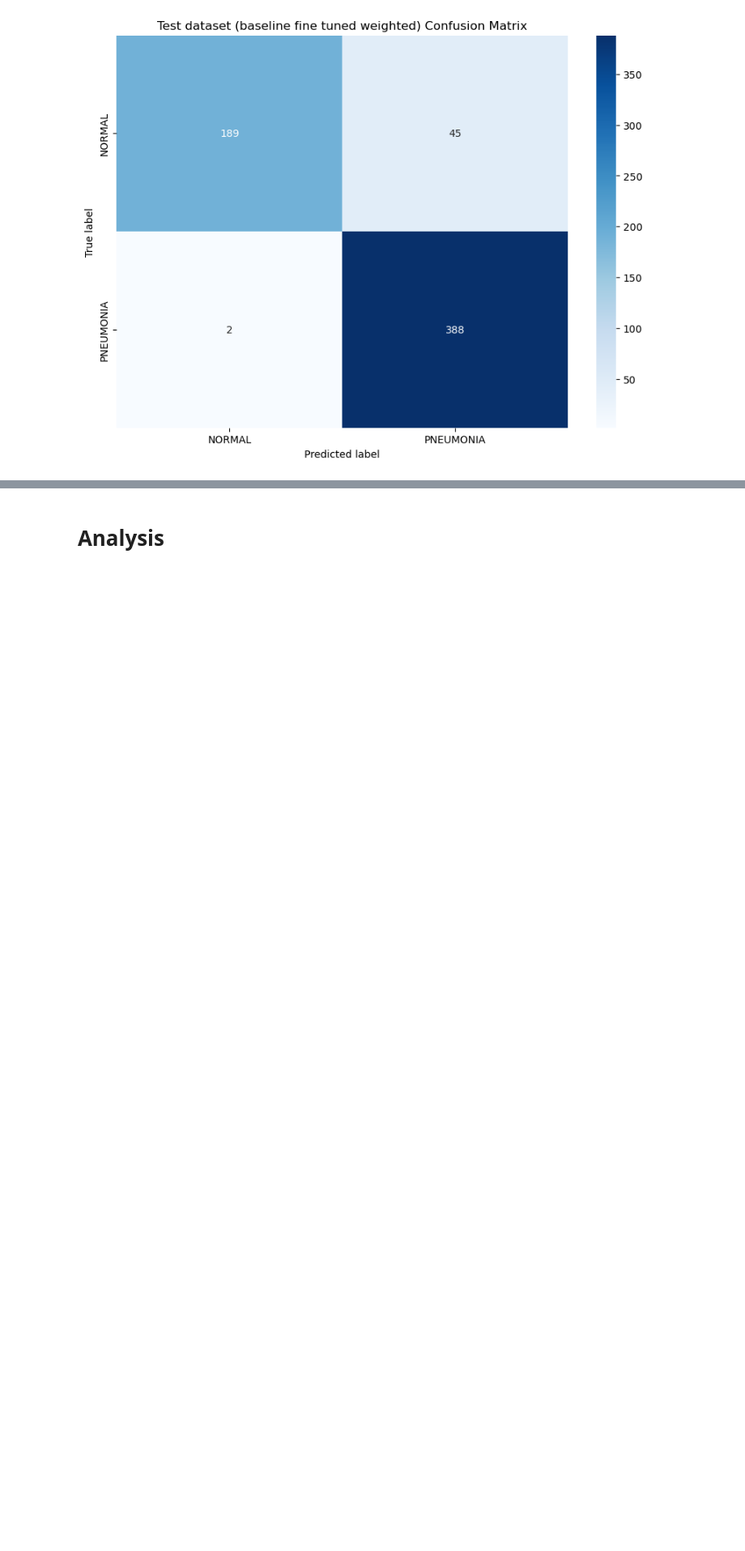
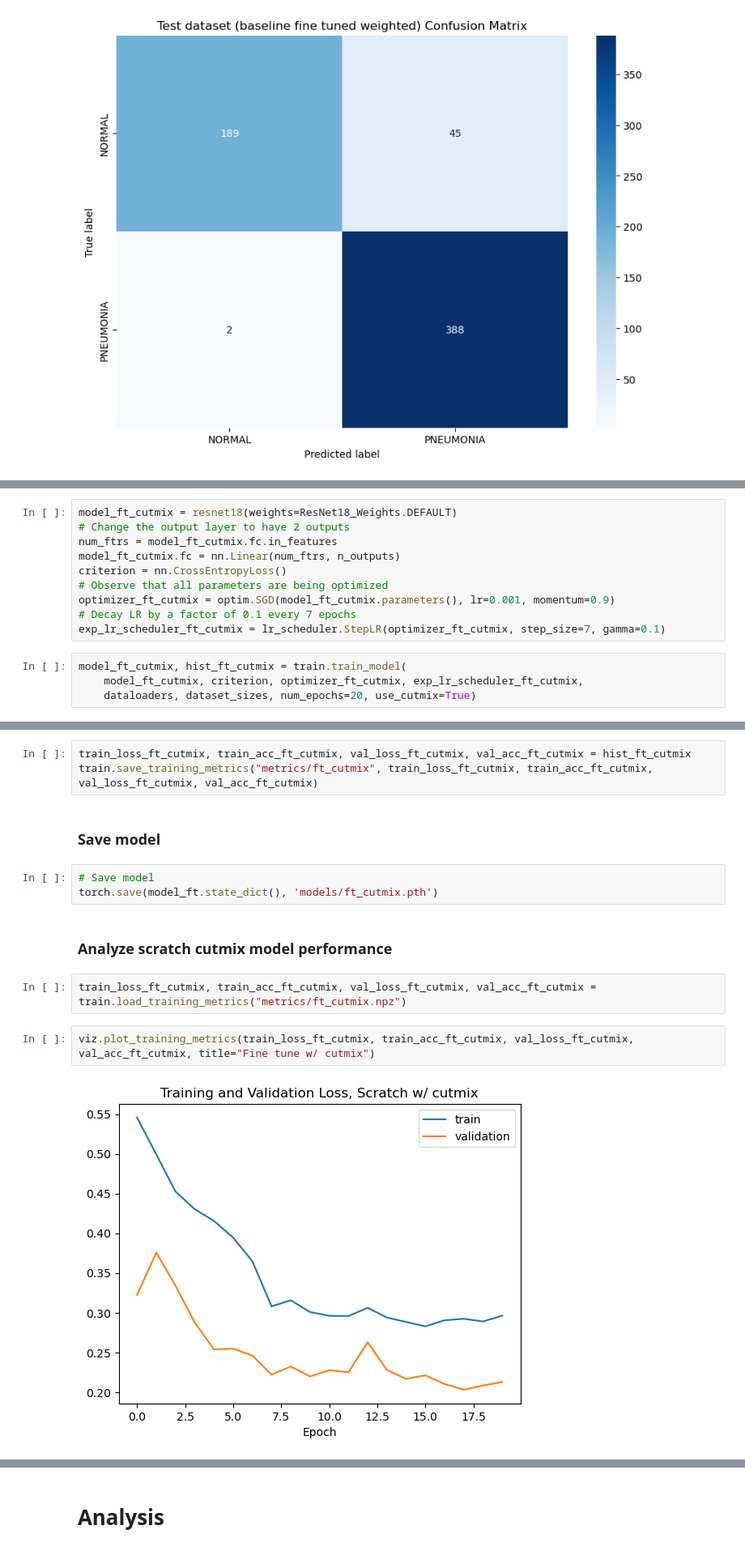
Before and after one commit to nashirj/chest-xray-classification, a Jupyter notebook: Assignment1.ipynb, the cells around one changed output, grey strips where cells are left out. Shown at 81% size. Cells and saved outputs as stored; diff of their text form; blank space fills up the shorter version.

```diff
--- a/Assignment1.ipynb
+++ b/Assignment1.ipynb
@@ -511,0 +595,14 @@ F1 score: 0.916
+# %%
+model_ft_cutmix = resnet18(weights=ResNet18_Weights.DEFAULT)
+# Change the output layer to have 2 outputs
+num_ftrs = model_ft_cutmix.fc.in_features
+model_ft_cutmix.fc = nn.Linear(num_ftrs, n_outputs)
+criterion = nn.CrossEntropyLoss()
+# Observe that all parameters are being optimized
+optimizer_ft_cutmix = optim.SGD(model_ft_cutmix.parameters(), lr=0.001, momentum=0.9)
+# Decay LR by a factor of 0.1 every 7 epochs
+exp_lr_scheduler_ft_cutmix = lr_scheduler.StepLR(optimizer_ft_cutmix, step_size=7, gamma=0.1)
+# %%
+model_ft_cutmix, hist_ft_cutmix = train.train_model(
+    model_ft_cutmix, criterion, optimizer_ft_cutmix, exp_lr_scheduler_ft_cutmix,
+    dataloaders, dataset_sizes, num_epochs=20, use_cutmix=True)
@@ -511,0 +622,16 @@ F1 score: 0.916
+# %%
+train_loss_ft_cutmix, train_acc_ft_cutmix, val_loss_ft_cutmix, val_acc_ft_cutmix = hist_ft_cutmix
+train.save_training_metrics("metrics/ft_cutmix", train_loss_ft_cutmix, train_acc_ft_cutmix, val_loss_ft_cutmix, val_acc_ft_cutmix)
+# %% [markdown]
+### Save model
+# %%
+# Save model
+torch.save(model_ft.state_dict(), 'models/ft_cutmix.pth')
+# %% [markdown]
+### Analyze scratch cutmix model performance
+# %%
+train_loss_ft_cutmix, train_acc_ft_cutmix, val_loss_ft_cutmix, val_acc_ft_cutmix = train.load_training_metrics("metrics/ft_cutmix.npz")
+# %%
+viz.plot_training_metrics(train_loss_ft_cutmix, train_acc_ft_cutmix, val_loss_ft_cutmix, val_acc_ft_cutmix, title="Fine tune w/ cutmix")
+# %% [output]
+[figure, added]
```
Also changed, not shown: parts of 24 cells of this notebook.
